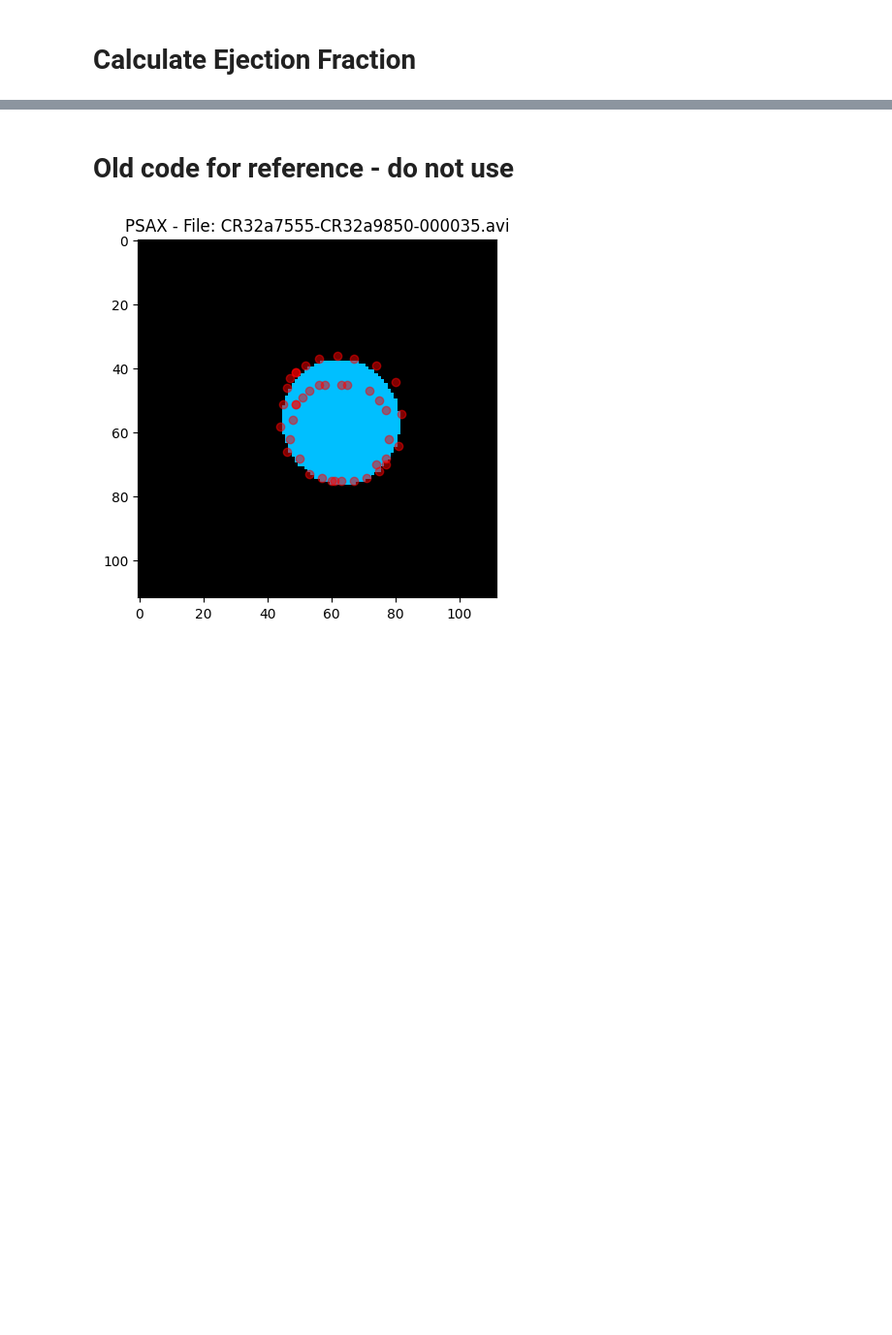
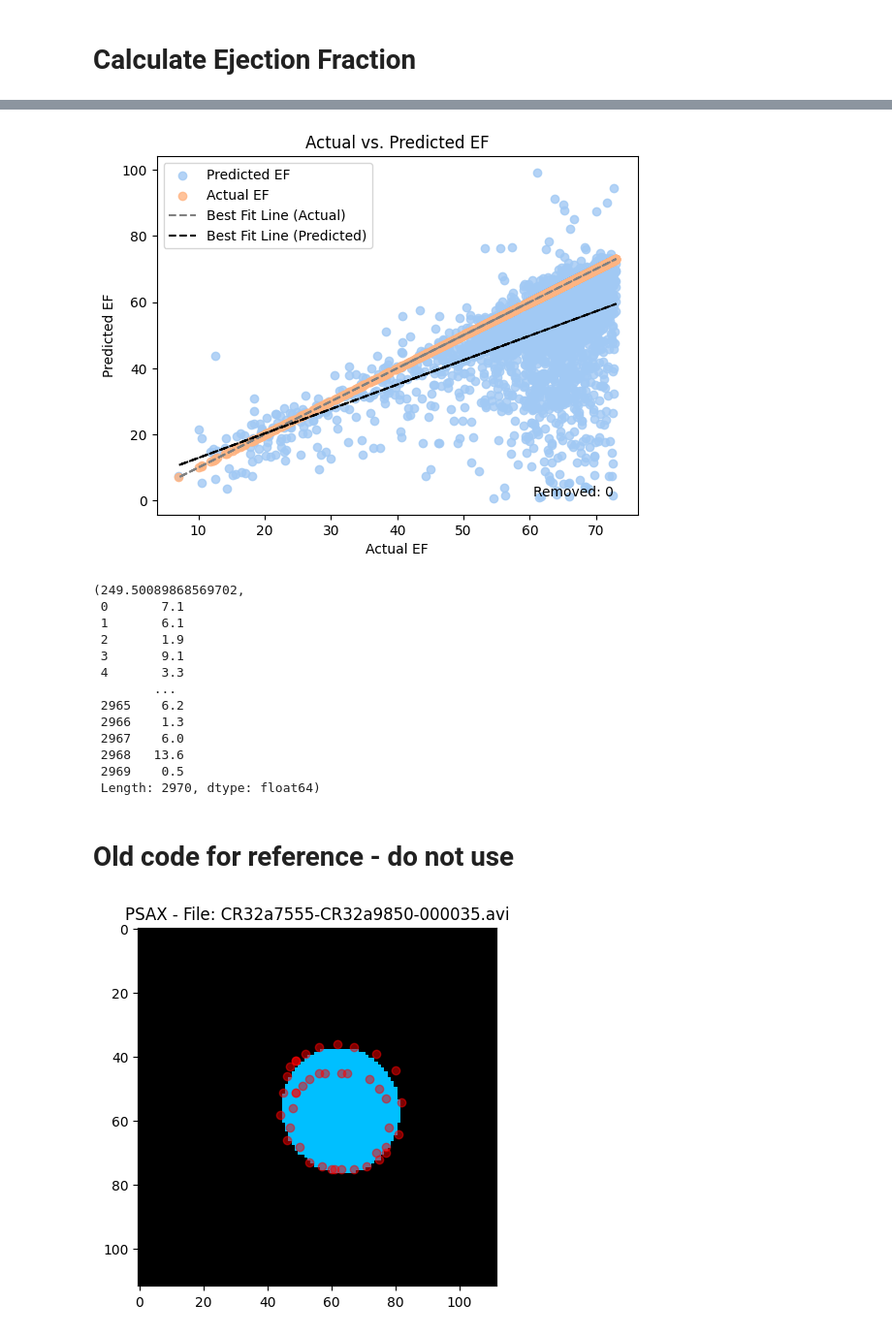
Before and after one commit to ufbfung/cardiac-3d-reconstruction, a Jupyter notebook: 3d_reconstruction_left_ventricle.ipynb, the cells around one changed output, grey strips where cells are left out. Shown: that part at 97% size. Drawn from its saved outputs; the diff is of its cells as text; code cells hidden in the pictures; blank space fills up the shorter version.

```diff
--- a/3d_reconstruction_left_ventricle.ipynb
+++ b/3d_reconstruction_left_ventricle.ipynb
@@ -544,6 +652,24 @@ Predicted EFs
 [3133 rows x 4 columns]
 Mean Squared Error (MSE): 34562281.8
 Average Absolute Difference: 216.0
+# %%
+# Calculate MSE without EF < 0
+calculate_multiple_ef2(merged_views, 1, total_patients)
+# %% [output]
+[figure, added]
+(249.50089868569702,
+ 0       7.1
+ 1       6.1
+ 2       1.9
+ 3       9.1
+ 4       3.3
+        ...
+ 2965    6.2
+ 2966    1.3
+ 2967    6.0
+ 2968   13.6
+ 2969    0.5
+ Length: 2970, dtype: float64)
 # %% [markdown]
 # Old code for reference - do not use
 # %%
```
Also changed, not shown: parts of 3 cells of this notebook.
